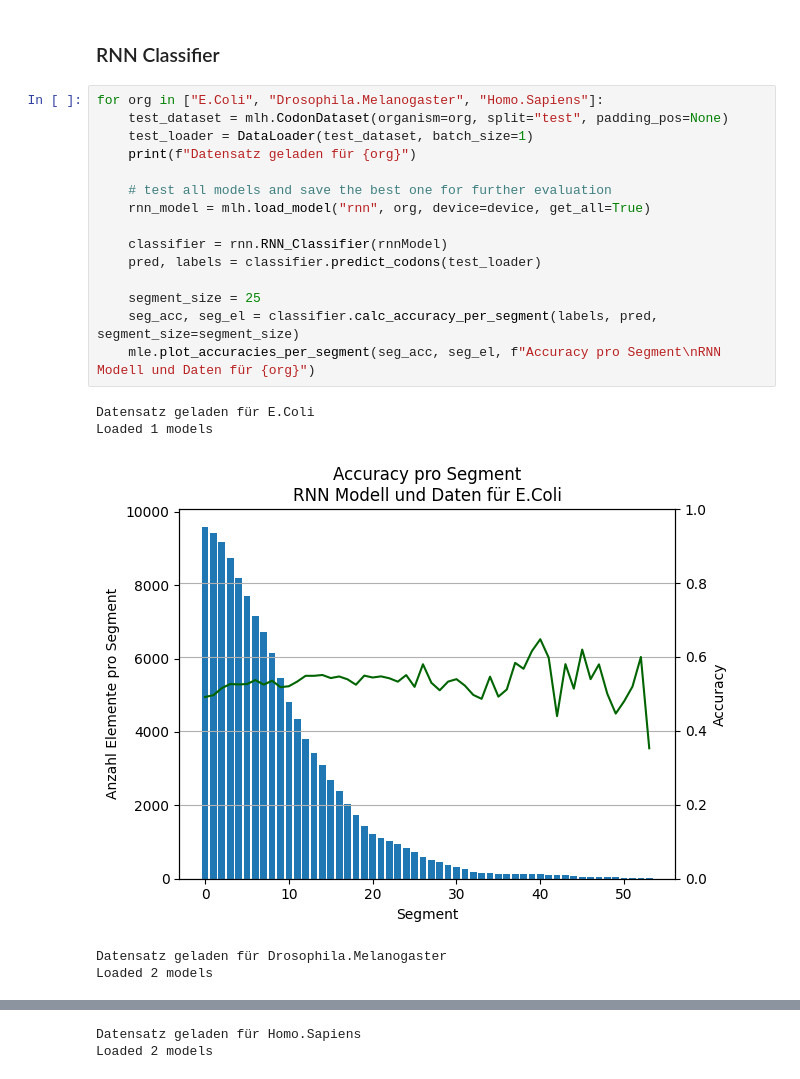
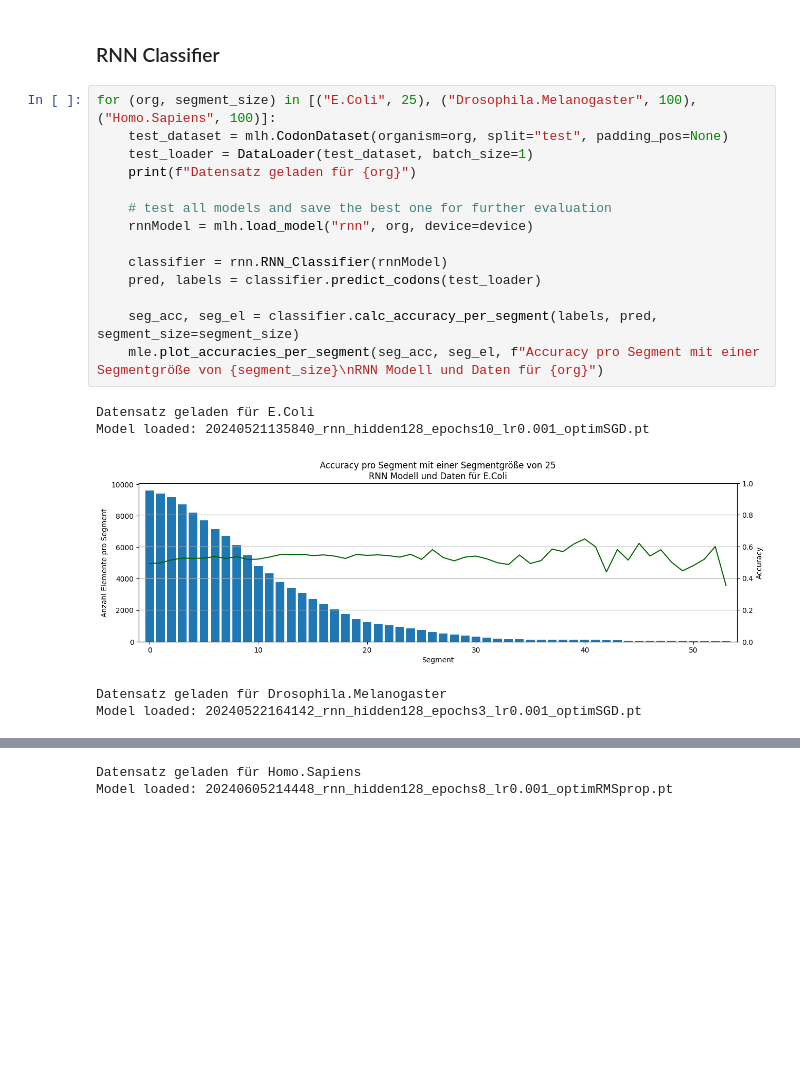
Before and after one commit to maxikuehn/PMDS_Codons, a Jupyter notebook: notebooks/RNN_Testing.ipynb, the cells around one changed output, grey strips where cells are left out. Saved outputs shown, nothing was run; the diff lists cells and outputs as text; blank space fills up the shorter version.

Commit message:
improve plot layout

```diff
--- a/notebooks/RNN_Testing.ipynb
+++ b/notebooks/RNN_Testing.ipynb
@@ -212,23 +212,22 @@ plt.show()
 # %% [markdown]
 ### RNN Classifier
 # %%
-for org in ["E.Coli", "Drosophila.Melanogaster", "Homo.Sapiens"]:
+for (org, segment_size) in [("E.Coli", 25), ("Drosophila.Melanogaster", 100), ("Homo.Sapiens", 100)]:
     test_dataset = mlh.CodonDataset(organism=org, split="test", padding_pos=None)
     test_loader = DataLoader(test_dataset, batch_size=1)
     print(f"Datensatz geladen für {org}")
 
     # test all models and save the best one for further evaluation
-    rnn_model = mlh.load_model("rnn", org, device=device, get_all=True)
+    rnnModel = mlh.load_model("rnn", org, device=device)
 
     classifier = rnn.RNN_Classifier(rnnModel)
     pred, labels = classifier.predict_codons(test_loader)
 
-    segment_size = 25
     seg_acc, seg_el = classifier.calc_accuracy_per_segment(labels, pred, segment_size=segment_size)
-    mle.plot_accuracies_per_segment(seg_acc, seg_el, f"Accuracy pro Segment\nRNN Modell und Daten für {org}")
+    mle.plot_accuracies_per_segment(seg_acc, seg_el, f"Accuracy pro Segment mit einer Segmentgröße von {segment_size}\nRNN Modell und Daten für {org}")
 # %% [output]
 Datensatz geladen für E.Coli
-Loaded 1 models
+Model loaded: 20240521135840_rnn_hidden128_epochs10_lr0.001_optimSGD.pt
-[figure, old version]
+[figure, new version]
 Datensatz geladen für Drosophila.Melanogaster
-Loaded 2 models
+Model loaded: 20240522164142_rnn_hidden128_epochs3_lr0.001_optimSGD.pt
@@ -236,2 +235,2 @@ Loaded 2 models
 Datensatz geladen für Homo.Sapiens
-Loaded 2 models
+Model loaded: 20240605214448_rnn_hidden128_epochs8_lr0.001_optimRMSprop.pt
```
Also changed, not shown: parts of 2 cells of this notebook, 1 other file.
